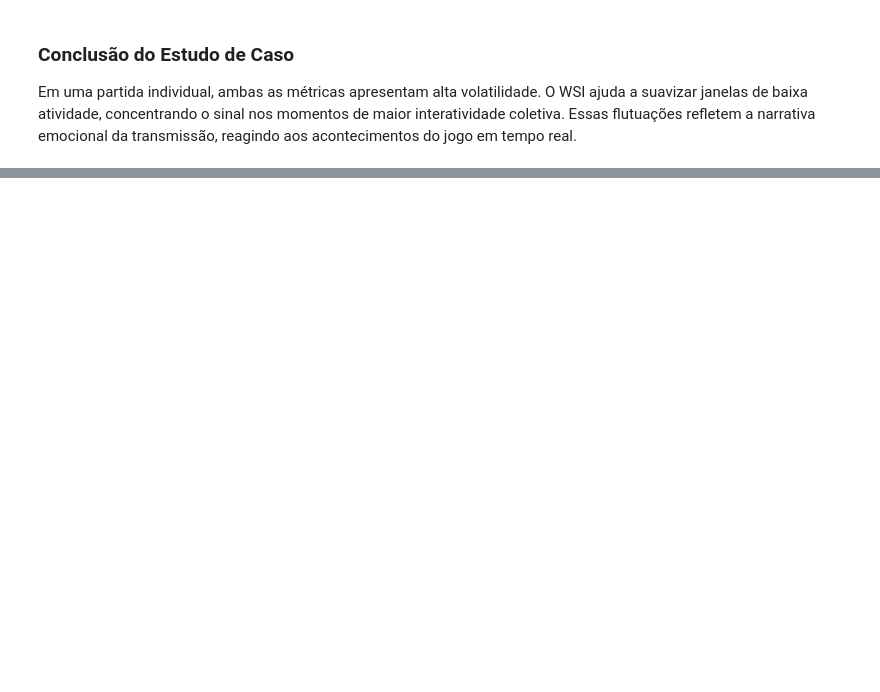
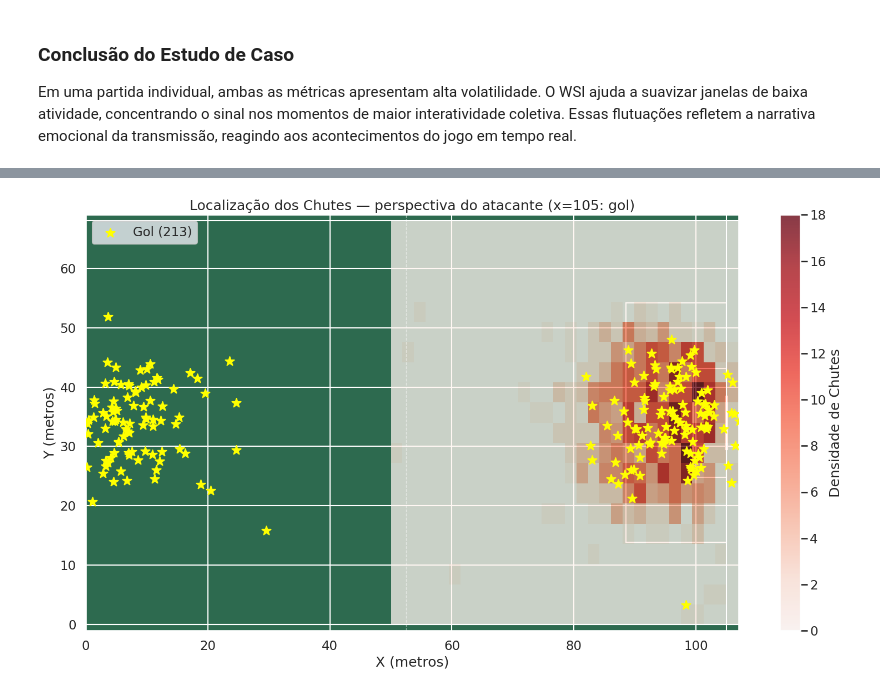
Before and after one commit to IgorJoaquimn/cdaf, a Jupyter notebook: notebooks/TP2_Youtube_EDA.ipynb, the cells around one changed output, grey strips where cells are left out. Cells and saved outputs as stored; diff of their text form; code cells hidden in the pictures; blank space fills up the shorter version.

```diff
--- a/notebooks/TP2_Youtube_EDA.ipynb
+++ b/notebooks/TP2_Youtube_EDA.ipynb
@@ -237,0 +360,26 @@ A análise exploratória demonstra que o YouTube Live Chat funciona como um sens
+# %%
+# Heatmap de localização dos chutes
+shots = df_ev[df_ev['pe_type'] == 'SH'].dropna(subset=['x_atk', 'y_atk'])
+goals_ev = shots[shots['shot_outcome'] == 'G']
+
+fig, ax = plt.subplots(figsize=(16, 9))
+ax.set_facecolor('#2d6a4f')
+for lx in [0, 105]: ax.axvline(lx, color='white', lw=1.5)
+ax.axvline(52.5, color='white', lw=1, linestyle='--', alpha=0.5)
+for ly in [0, 68]: ax.axhline(ly, color='white', lw=1.5)
+ax.add_patch(patches.Rectangle((88.5, 13.85), 16.5, 40.3, fill=False, edgecolor='white', lw=1.5))
+ax.add_patch(patches.Rectangle((99.5, 24.85), 5.5, 18.3, fill=False, edgecolor='white', lw=1.5))
+ax.add_patch(patches.Rectangle((104.85, 29.5), 0.3, 9, facecolor='white'))
+
+h = ax.hist2d(shots['x_atk'], shots['y_atk'], bins=[30, 20],
+              range=[[50, 107], [0, 68]], cmap='Reds', alpha=0.75)
+ax.scatter(goals_ev['x_atk'], goals_ev['y_atk'], c='yellow', s=150,
+           marker='*', zorder=5, label=f'Gol ({len(goals_ev)})')
+plt.colorbar(h[3], ax=ax, label='Densidade de Chutes')
+ax.set_xlim(0, 107); ax.set_ylim(-1, 69)
+ax.set_title('Localização dos Chutes — perspectiva do atacante (x=105: gol)')
+ax.set_xlabel('X (metros)'); ax.set_ylabel('Y (metros)')
+ax.legend(loc='upper left')
+plt.tight_layout(); plt.show()
+# %% [output]
+[figure, added]
```
Also changed, not shown: parts of 25 cells of this notebook, 7 other files.
